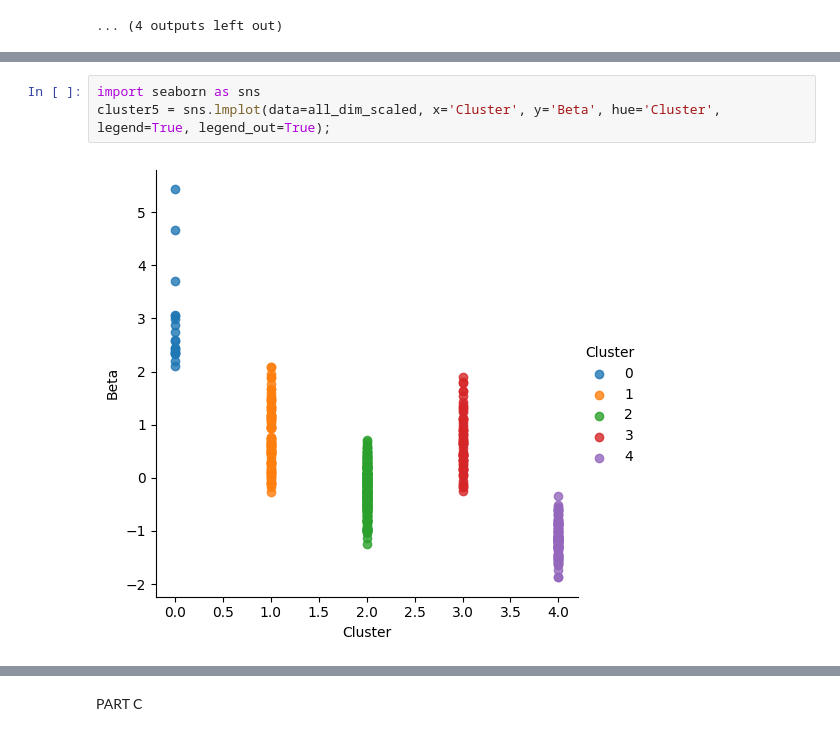
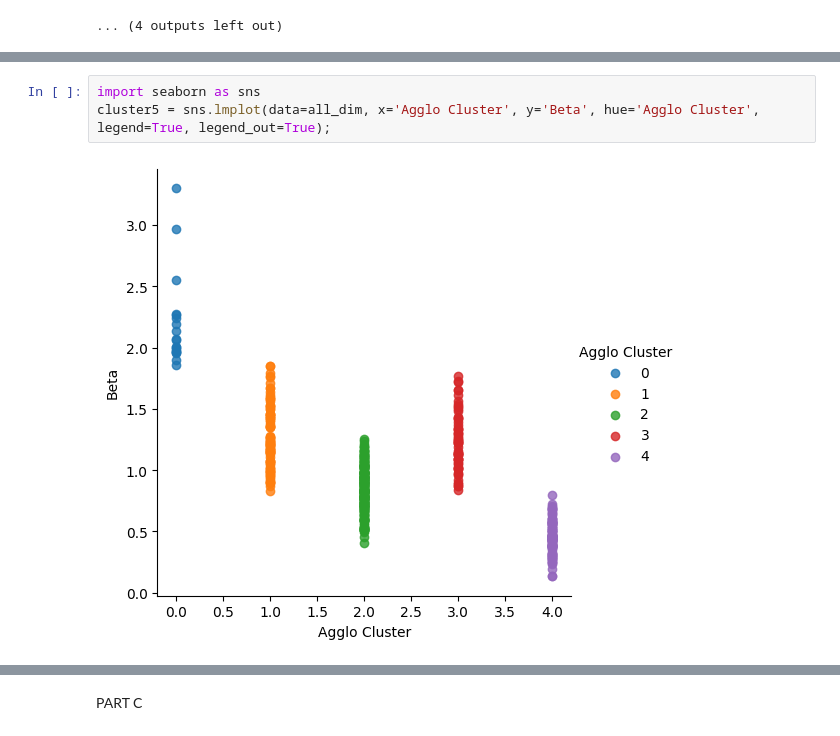
Before and after one commit to abdullaawad/Data-Warehousing-Coursework, a Jupyter notebook: DWCoursework.ipynb, the cells around one changed output, grey strips where cells are left out. Cells and saved outputs as stored; diff of their text form.

```diff
--- a/DWCoursework.ipynb
+++ b/DWCoursework.ipynb
@@ -725,9 +725,9 @@ all_dim_scaled
 501 rows × 5 columns
 # %%
 import seaborn as sns
-cluster5 = sns.lmplot(data=all_dim_scaled, x='Cluster', y='Beta', hue='Cluster',
+cluster5 = sns.lmplot(data=all_dim, x='Agglo Cluster', y='Beta', hue='Agglo Cluster',
 legend=True, legend_out=True);
 # %% [output]
-[figure, old version]
+[figure, new version]
 # %%
 import seaborn as sns
```
Also changed, not shown: parts of 29 cells of this notebook.
